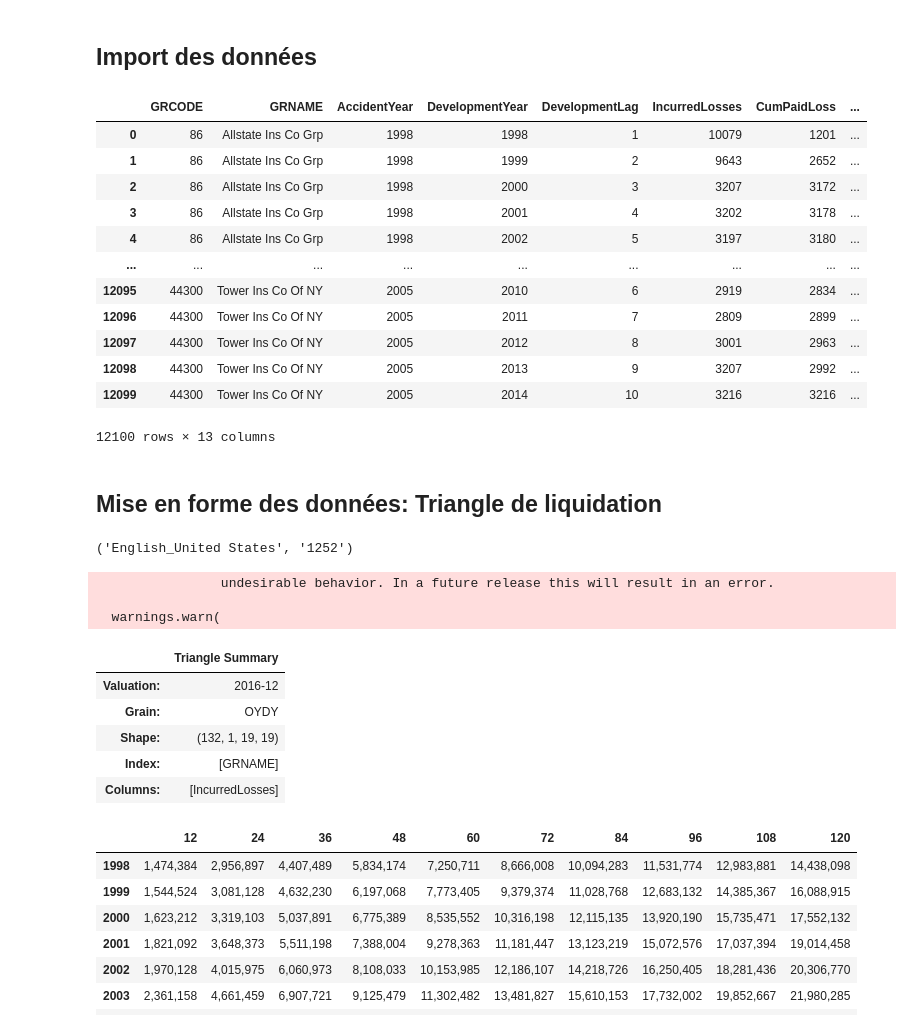
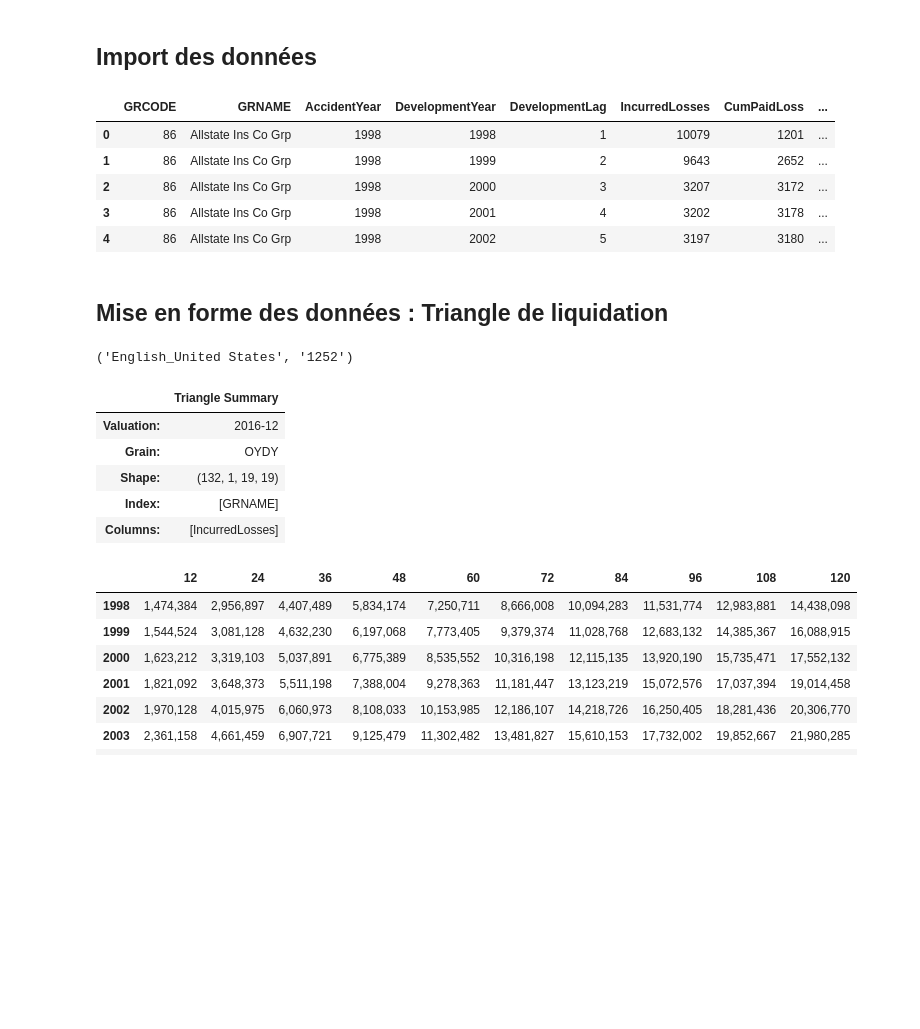
Before and after one commit to mahoutin2004/provisionnement_assurance_non_vie, a Jupyter notebook: notebook.ipynb, the cells around one changed output. Drawn from its saved outputs; the diff is of its cells as text; code cells hidden in the pictures; blank space fills up the shorter version.

```diff
--- a/notebook.ipynb
+++ b/notebook.ipynb
@@ -30,23 +32,16 @@ import matplotlib.pyplot as plt
 ## Import des données <a id="partie2"></a>
 # %%
 df = pd.read_csv("wkcomp_pos_98-07.csv")
-df
+df.head(5)
 # %% [output]
 |  | GRCODE | GRNAME | AccidentYear | DevelopmentYear | DevelopmentLag | IncurredLosses | CumPaidLoss | ... |
 | 0 | 86 | Allstate Ins Co Grp | 1998 | 1998 | 1 | 10079 | 1201 | ... |
 | 1 | 86 | Allstate Ins Co Grp | 1998 | 1999 | 2 | 9643 | 2652 | ... |
 | 2 | 86 | Allstate Ins Co Grp | 1998 | 2000 | 3 | 3207 | 3172 | ... |
 | 3 | 86 | Allstate Ins Co Grp | 1998 | 2001 | 4 | 3202 | 3178 | ... |
 | 4 | 86 | Allstate Ins Co Grp | 1998 | 2002 | 5 | 3197 | 3180 | ... |
-| ... | ... | ... | ... | ... | ... | ... | ... | ... |
-| 12095 | 44300 | Tower Ins Co Of NY | 2005 | 2010 | 6 | 2919 | 2834 | ... |
-| 12096 | 44300 | Tower Ins Co Of NY | 2005 | 2011 | 7 | 2809 | 2899 | ... |
-| 12097 | 44300 | Tower Ins Co Of NY | 2005 | 2012 | 8 | 3001 | 2963 | ... |
-| 12098 | 44300 | Tower Ins Co Of NY | 2005 | 2013 | 9 | 3207 | 2992 | ... |
-| 12099 | 44300 | Tower Ins Co Of NY | 2005 | 2014 | 10 | 3216 | 3216 | ... |
-12100 rows × 13 columns
 # %% [markdown]
-## Mise en forme des données: Triangle de liquidation <a id="partie3"></a>
+## Mise en forme des données : Triangle de liquidation <a id="partie3"></a>
 # %%
 # Certaines méthodes du package chainladder ne fonctionnent qu'avec une horloge
 # anglophone sur la machine. On regle donc ce probleme manuellement dans le notebook.
@@ -56,20 +51,17 @@ print(locale.getlocale(locale.LC_TIME))
 # %% [output]
 ('English_United States', '1252')
 # %%
-# Chargement des sinsitres survenus (IncurredLosses) avec Chainladder
+# Chargement des sinistres survenus (IncurredLosses) avec Chainladder
 
-bulk_data = cl.Triangle(
+incurredLosses_data = cl.Triangle(
     df,
     origin="AccidentYear",
     development="DevelopmentYear",
     columns="IncurredLosses",
     index=["GRNAME"]
 )
-bulk_data
+incurredLosses_data
 # %% [output]
-                undesirable behavior. In a future release this will result in an error.
-
-  warnings.warn(
 |  | Triangle Summary |
 | Valuation: | 2016-12 |
 | Grain: | OYDY |
```
Also changed, not shown: parts of 21 cells of this notebook, 2 other files.
